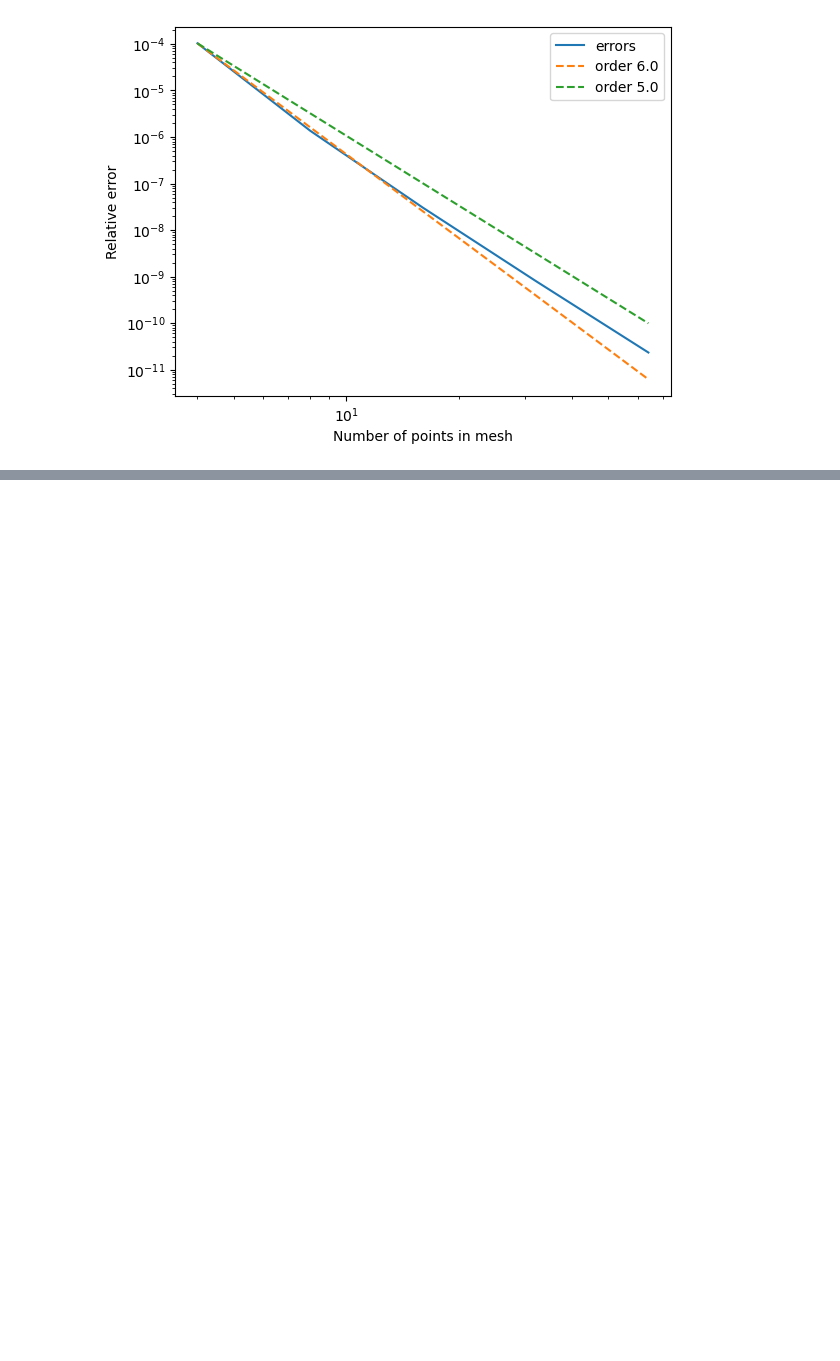
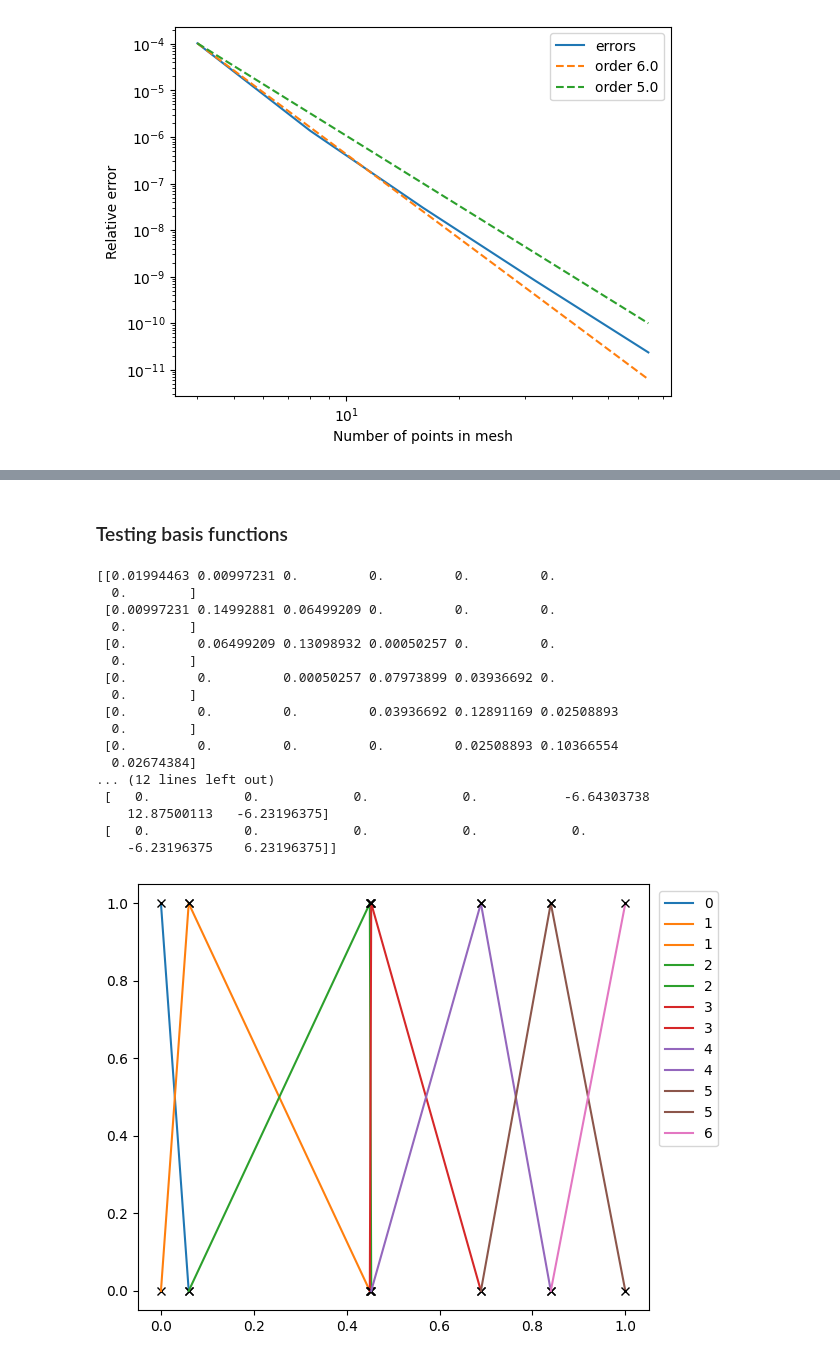
Before and after one commit to lordPachy/acsai, a Jupyter notebook: Scientific Computing/Theory/03_poisson_FEM.ipynb, the cells around one changed output, grey strips where cells are left out. Saved outputs shown, nothing was run; the diff lists cells and outputs as text; code cells hidden in the pictures; blank space fills up the shorter version.

```diff
--- a/Scientific Computing/Theory/03_poisson_FEM.ipynb
+++ b/Scientific Computing/Theory/03_poisson_FEM.ipynb
@@ -410,0 +428,21 @@ convergence.plot_error_convergence()
+# %%
+class Geometry1DIrregular:
+    def __init__(self, x_left, x_right, std=0.1, N=None):
+        self.x_left = x_left
+        self.x_right = x_right
+        self.std = std
+        if N is not None:
+            self.set_N(N)
+    def set_linspace(self, xx):
+        self.xx = xx
+        self.x_left = self.xx[0]
+        self.x_right = self.xx[-1]
+        self.N = len(self.xx)
+
+    def set_N(self,N):
+        self.N = N
+        self.xx = np.linspace(self.x_left,self.x_right, N)
+        self.xx = rng.normal(self.xx, self.std, np.size(self.xx))    #adding some Gaussian noise to points
+        self.xx.sort()
+        self.xx = minmax_scaler(self.xx, vmin=self.x_left, vmax=self.x_right)
+        self.dx = self.xx[1]-self.xx[0]
@@ -410,0 +498,34 @@ convergence.plot_error_convergence()
+# %% [markdown]
+### Testing basis functions
+# %%
+# Basis functions
+reference_element = FEM1D_reference_element(1)
+geom = Geometry1DIrregular(0,1,N=7)
+fem1d = FEM1D(geom,reference_element)
+
+fem1d.plot_basis_functions()
+
+u_lambda = lambda x : (1-x)*x *(5*x**2+0.5*x+np.sin(10*x))
+u_coeff = u_lambda(fem1d.DoFs)
+fem1d.plot_function(u_coeff, u_lambda)
+print(fem1d.assemble_mass_matrix())
+print(fem1d.assemble_stiffness_matrix())
+# %% [output]
+[[0.01994463 0.00997231 0.         0.         0.         0.
+  0.        ]
+ [0.00997231 0.14992881 0.06499209 0.         0.         0.
+  0.        ]
+ [0.         0.06499209 0.13098932 0.00050257 0.         0.
+  0.        ]
+ [0.         0.         0.00050257 0.07973899 0.03936692 0.
+  0.        ]
+ [0.         0.         0.         0.03936692 0.12891169 0.02508893
+  0.        ]
+ [0.         0.         0.         0.         0.02508893 0.10366554
+  0.02674384]
+... (12 lines left out)
+ [   0.            0.            0.            0.           -6.64303738
+    12.87500113   -6.23196375]
+ [   0.            0.            0.            0.            0.
+    -6.23196375    6.23196375]]
+[figure, added]
```
Also changed, not shown: parts of 23 cells of this notebook, 4 other files.
